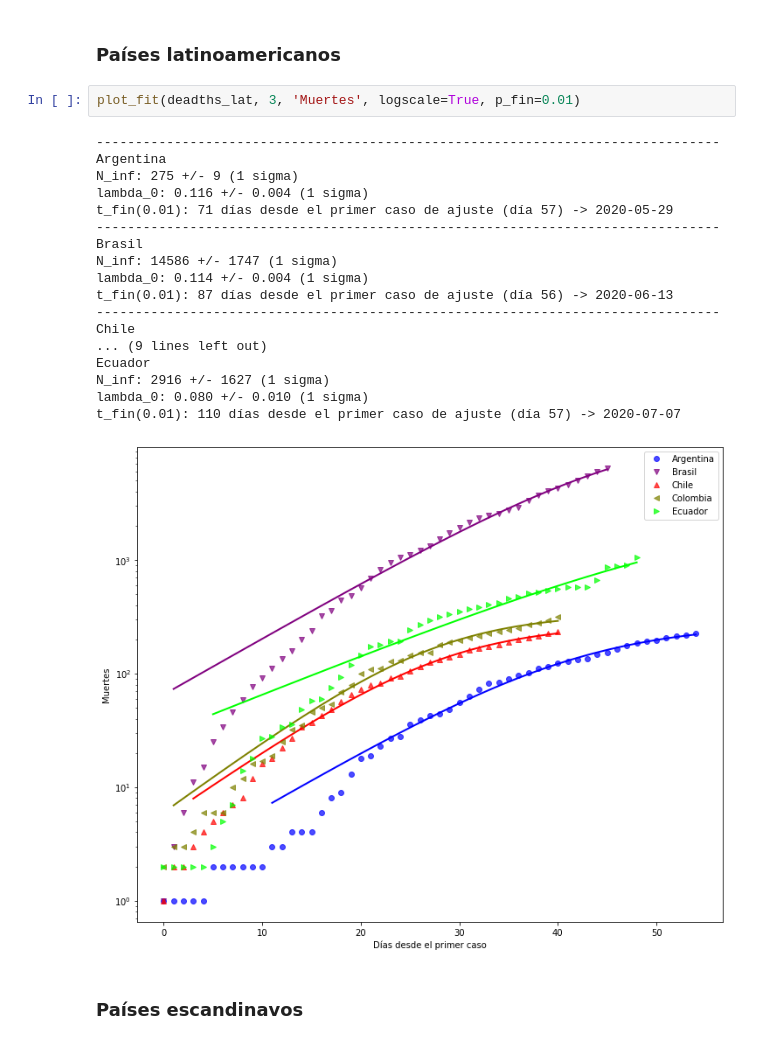
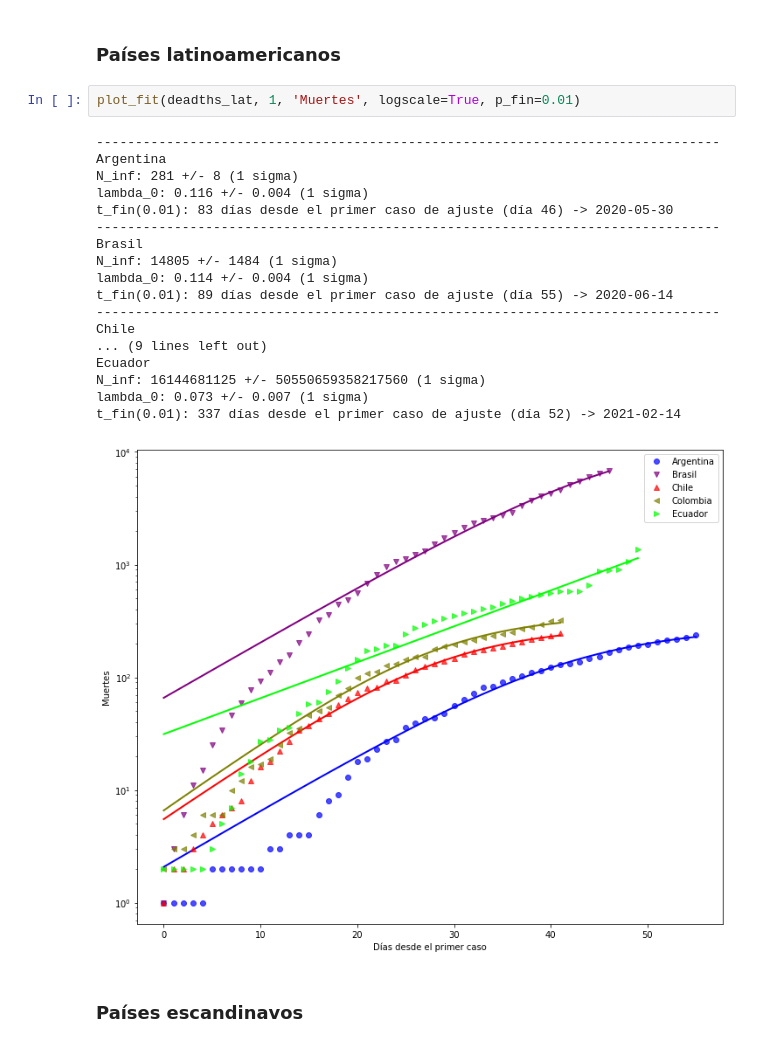
Before and after one commit to manuxch/logistic-covid19, a Jupyter notebook: Logistic_model_COVID-19.ipynb, the cells around one changed output. Drawn from its saved outputs; the diff is of its cells as text.

```diff
--- a/Logistic_model_COVID-19.ipynb
+++ b/Logistic_model_COVID-19.ipynb
@@ -276,26 +276,26 @@ t_fin(0.01): 63 días desde el primer caso de ajuste (día 55) -> 2020-05-19
 # %% [markdown]
 ### Países latinoamericanos
 # %%
-plot_fit(deadths_lat, 3, 'Muertes', logscale=True, p_fin=0.01)
+plot_fit(deadths_lat, 1, 'Muertes', logscale=True, p_fin=0.01)
 # %% [output]
 --------------------------------------------------------------------------------
 Argentina
-N_inf: 275 +/- 9 (1 sigma)
+N_inf: 281 +/- 8 (1 sigma)
 lambda_0: 0.116 +/- 0.004 (1 sigma)
-t_fin(0.01): 71 días desde el primer caso de ajuste (día 57) -> 2020-05-29
+t_fin(0.01): 83 días desde el primer caso de ajuste (día 46) -> 2020-05-30
 --------------------------------------------------------------------------------
 Brasil
-N_inf: 14586 +/- 1747 (1 sigma)
+N_inf: 14805 +/- 1484 (1 sigma)
 lambda_0: 0.114 +/- 0.004 (1 sigma)
-t_fin(0.01): 87 días desde el primer caso de ajuste (día 56) -> 2020-06-13
+t_fin(0.01): 89 días desde el primer caso de ajuste (día 55) -> 2020-06-14
 --------------------------------------------------------------------------------
 Chile
 ... (9 lines left out)
 Ecuador
-N_inf: 2916 +/- 1627 (1 sigma)
-lambda_0: 0.080 +/- 0.010 (1 sigma)
-t_fin(0.01): 110 días desde el primer caso de ajuste (día 57) -> 2020-07-07
+N_inf: 16144681125 +/- 50550659358217560 (1 sigma)
+lambda_0: 0.073 +/- 0.007 (1 sigma)
+t_fin(0.01): 337 días desde el primer caso de ajuste (día 52) -> 2021-02-14
-[figure, old version]
+[figure, new version]
 # %% [markdown]
 ### Países escandinavos
 # %%
```
Also changed, not shown: parts of 8 cells of this notebook.
